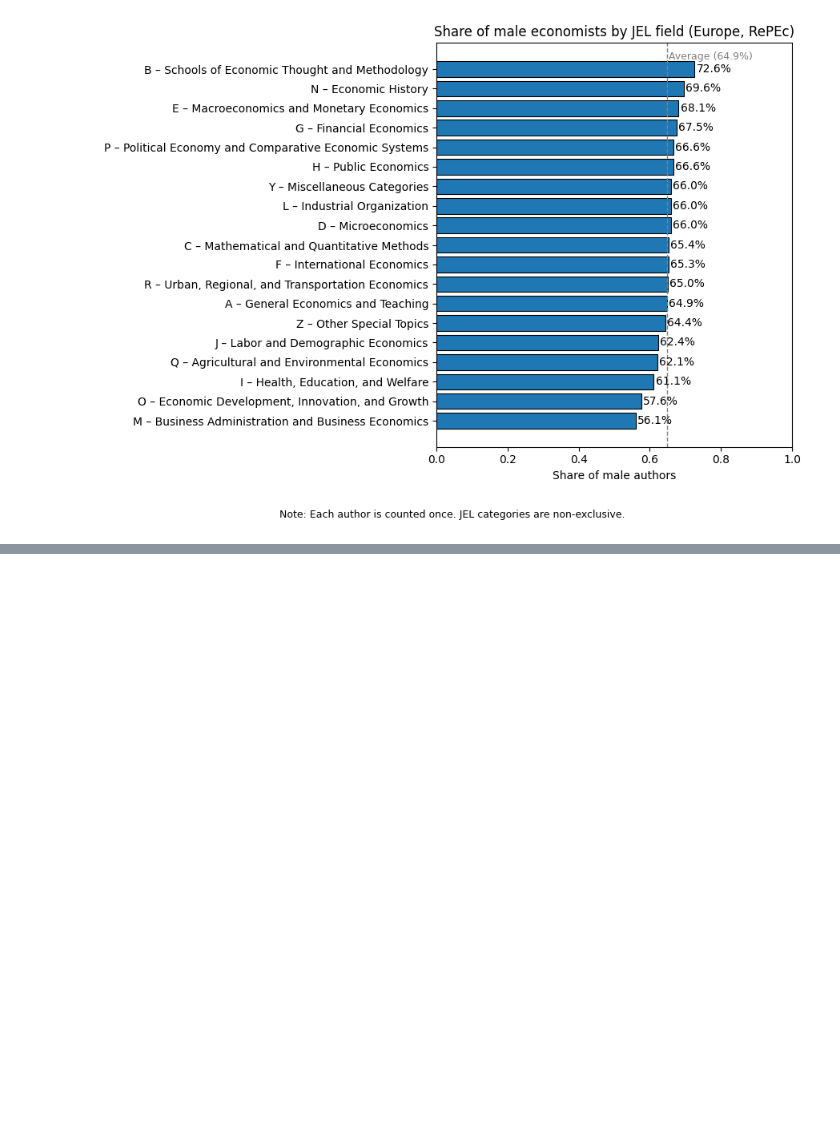
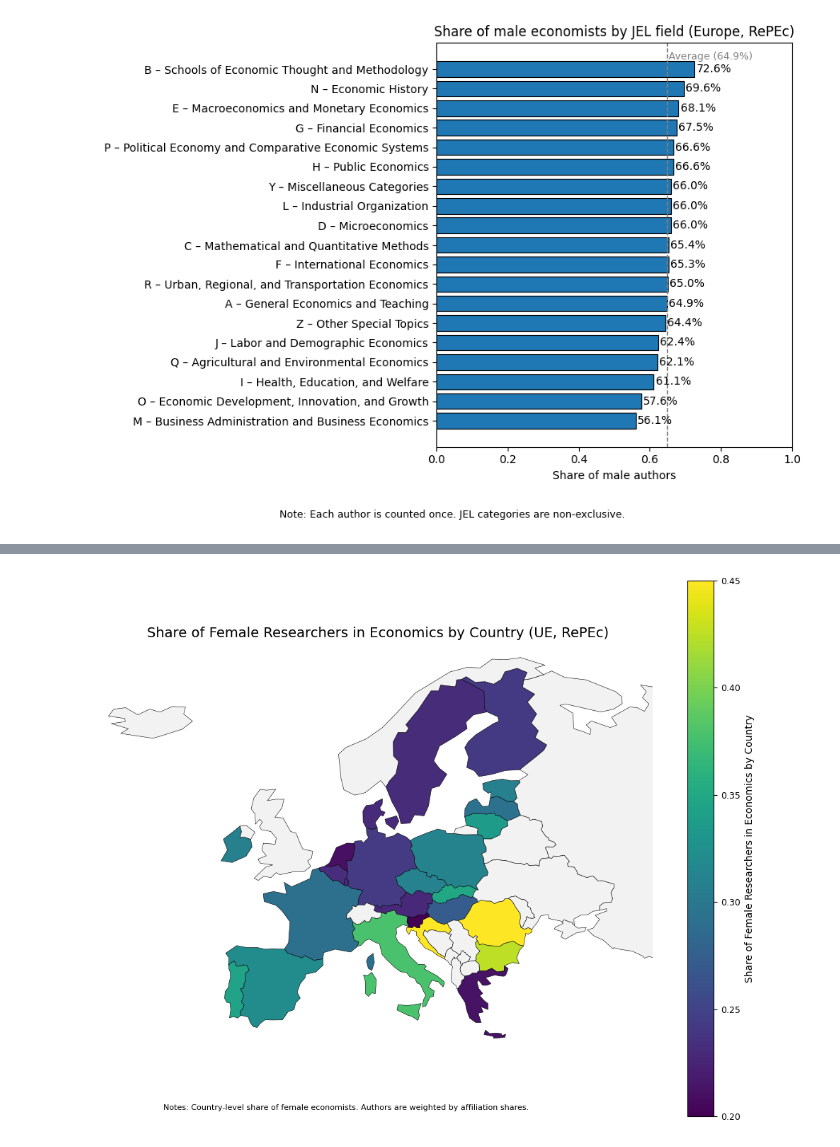
Before and after one commit to celinamadaschi/Telecom-DataAnalysis_Economics, a Jupyter notebook: Gender Analysis.ipynb, the cells around one changed output, grey strips where cells are left out. Cells and saved outputs as stored; diff of their text form; code cells hidden in the pictures; blank space fills up the shorter version.

```diff
--- a/Gender Analysis.ipynb
+++ b/Gender Analysis.ipynb
@@ -665,0 +863,41 @@ plt.show()
+# %%
+fig, ax = plt.subplots(1, 1, figsize=(10, 8))
+
+europe_map.plot(
+    column="female_share",
+    cmap="viridis",
+    vmin=0.20,
+    vmax=0.45,
+    linewidth=0.4,
+    edgecolor="black",
+    legend=True,
+    missing_kwds={"color": "#f2f2f2"},
+    ax=ax
+)
+
+ax.set_title(
+    "Share of Female Researchers in Economics by Country (UE, RePEc)",
+    fontsize=14,
+    pad=12
+)
+
+ax.set_xlim(-25, 45)
+ax.set_ylim(34, 72)
+ax.axis("off")
+
+# Colorbar formatting
+cbar = ax.get_figure().axes[-1]
+cbar.set_ylabel("Share of Female Researchers in Economics by Country", fontsize=10)
+cbar.tick_params(labelsize=9)
+
+plt.figtext(
+    0.1, 0.04,
+    "Notes: Country-level share of female economists. Authors are weighted by affiliation shares. "
+    ,
+    fontsize=8
+)
+
+plt.tight_layout()
+plt.show()
+# %% [output]
+[figure, added]
```
Also changed, not shown: parts of 22 cells of this notebook.
